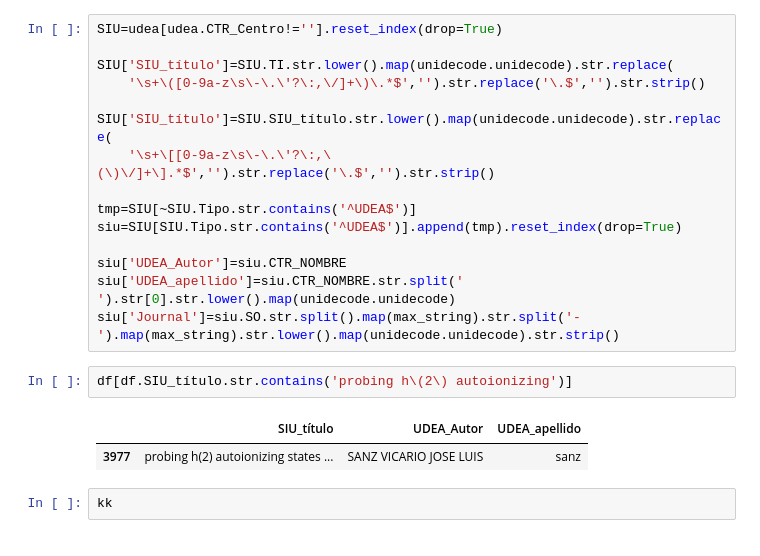
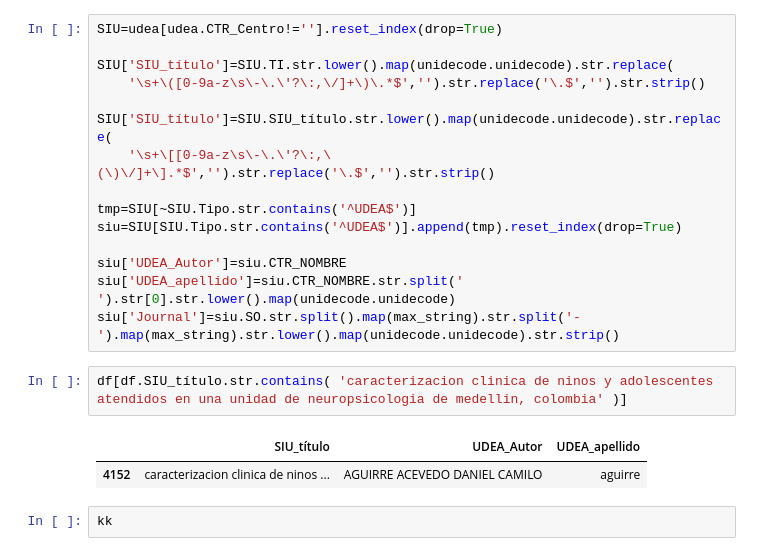
Before and after one commit to restrepo/run_firefox_from_jupyter, a Jupyter notebook: test.ipynb, the cells around one changed output. Drawn from its saved outputs; the diff is of its cells as text.

```diff
--- a/test.ipynb
+++ b/test.ipynb
@@ -115,11 +140,11 @@ siu=SIU[SIU.Tipo.str.contains('^UDEA$')].append(tmp).reset_index(drop=True)
 siu['UDEA_Autor']=siu.CTR_NOMBRE
 siu['UDEA_apellido']=siu.CTR_NOMBRE.str.split(' ').str[0].str.lower().map(unidecode.unidecode)
 siu['Journal']=siu.SO.str.split().map(max_string).str.split('-').map(max_string).str.lower().map(unidecode.unidecode).str.strip()
-# %%
-df[df.SIU_título.str.contains('probing h\(2\) autoionizing')]
-# %% [output]
-|  | SIU_título | UDEA_Autor | UDEA_apellido |
-| 3977 | probing h(2) autoionizing states ... | SANZ VICARIO JOSE LUIS | sanz |
+# %%
+df[df.SIU_título.str.contains( 'caracterizacion clinica de ninos y adolescentes atendidos en una unidad de neuropsicologia de medellin, colombia' )]
+# %% [output]
+|  | SIU_título | UDEA_Autor | UDEA_apellido |
+| 4152 | caracterizacion clinica de ninos ... | AGUIRRE ACEVEDO DANIEL CAMILO | aguirre |
 # %%
 kk
 # %% [output]
```
Also changed, not shown: parts of 9 cells of this notebook, 1 other file.
